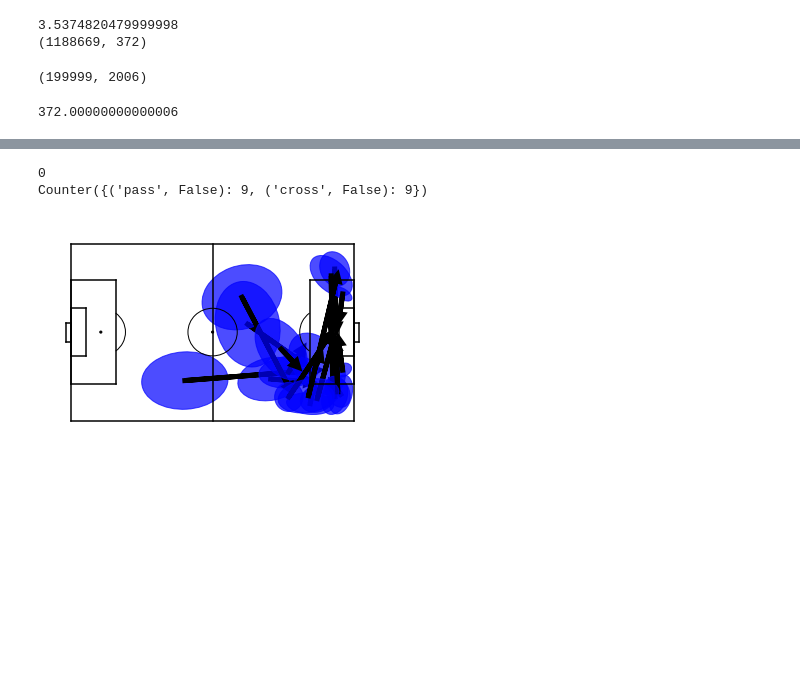
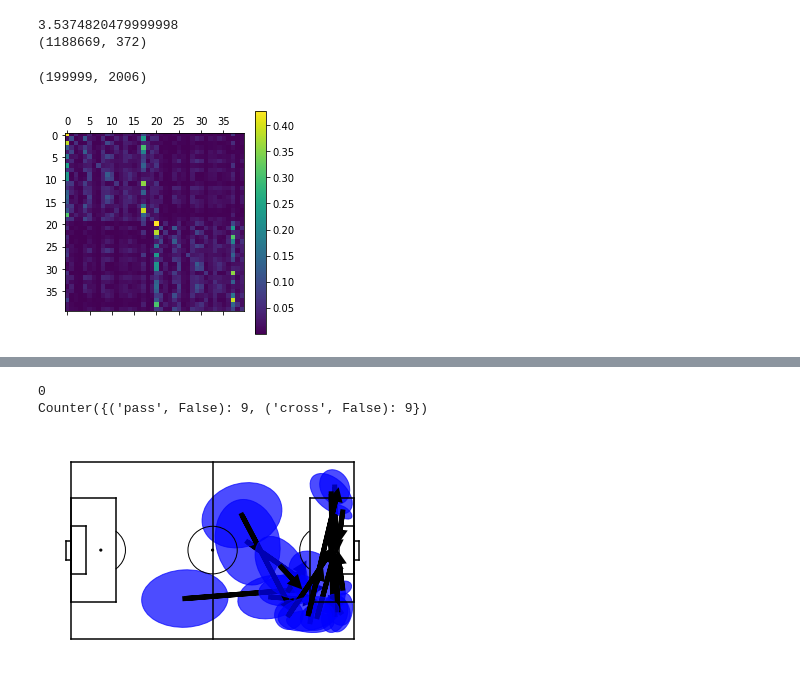
Before and after one commit to TomDecroos/atomic-spadl, a Jupyter notebook: pattern-notebooks/action-gmm-sequential.ipynb, the cells around one changed output, grey strips where cells are left out. Drawn from its saved outputs; the diff is of its cells as text; code cells hidden in the pictures; blank space fills up the shorter version.

```diff
--- a/pattern-notebooks/action-gmm-sequential.ipynb
+++ b/pattern-notebooks/action-gmm-sequential.ipynb
@@ -155,0 +154,7 @@ Wall time: 10.6 s
+# %%
+#gmme.predict_proba(df)
+test = np.array([[0.1,0.9,0],[0.9,0.1,0],[0,0,1]])
+for i in range(12):
+    trans = np.dot(trans.T,trans,np.dot(trans,trans.T)
+    trans = np.dot(trans.T,trans)
+test
@@ -189,19 +222,25 @@ trans = trans + 0.1
 # %% [output]
 (199999, 2006)
 # %%
-forwardtrans = trans.copy()
-for i in range(len(forwardtrans[0])):
-     forwardtrans[i,:] /= forwardtrans[i,:].sum()
+sim = trans.copy()
 
-backwardtrans = trans.T.copy()
-for i in range(len(backwardtrans[0])):
-     backwardtrans[i,:] /= backwardtrans[i,:].sum()
-forwardtrans.sum(),backwardtrans.sum()
+for i in range(1):
+    forwardtrans = sim.copy()
+    for i in range(len(forwardtrans[0])):
+         forwardtrans[i,:] /= forwardtrans[i,:].sum()
 
-sim = (np.dot(forwardtrans,backwardtrans) + np.dot(backwardtrans,forwardtrans))/2
-sim.sum()
+    backwardtrans = sim.T.copy()
+    for i in range(len(backwardtrans[0])):
+         backwardtrans[i,:] /= backwardtrans[i,:].sum()
+    forwardtrans.sum(),backwardtrans.sum()
+    sim = np.dot(forwardtrans,backwardtrans)# + np.dot(backwardtrans,forwardtrans))/2
+    #print(sim.sum())
+
+plt.matshow(sim)
+plt.colorbar()
+plt.show()
 # %% [output]
-372.00000000000006
+[figure, added]
 # %%
 def get_name(i):
     ty,k = gmme._global_to_local(i % gmme.total_components())
```
Also changed, not shown: parts of 11 cells of this notebook, 4 other files.
